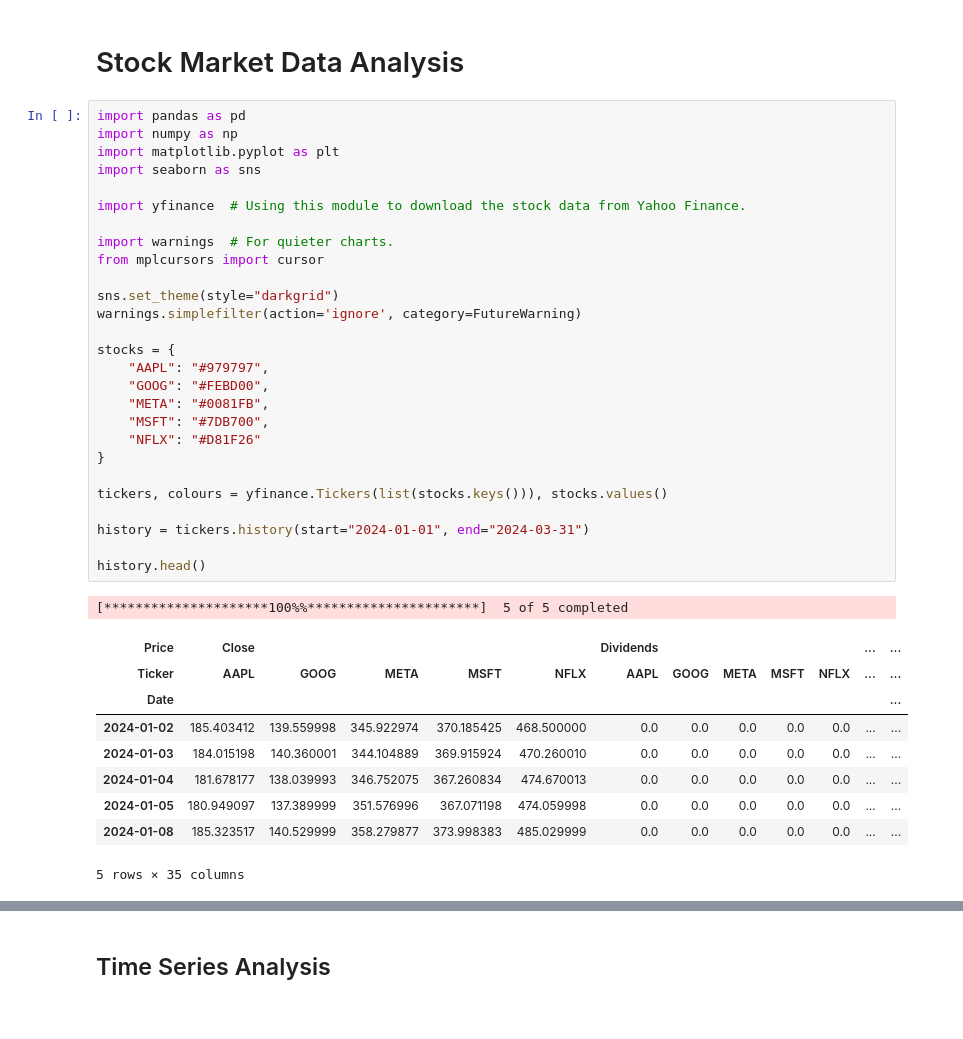
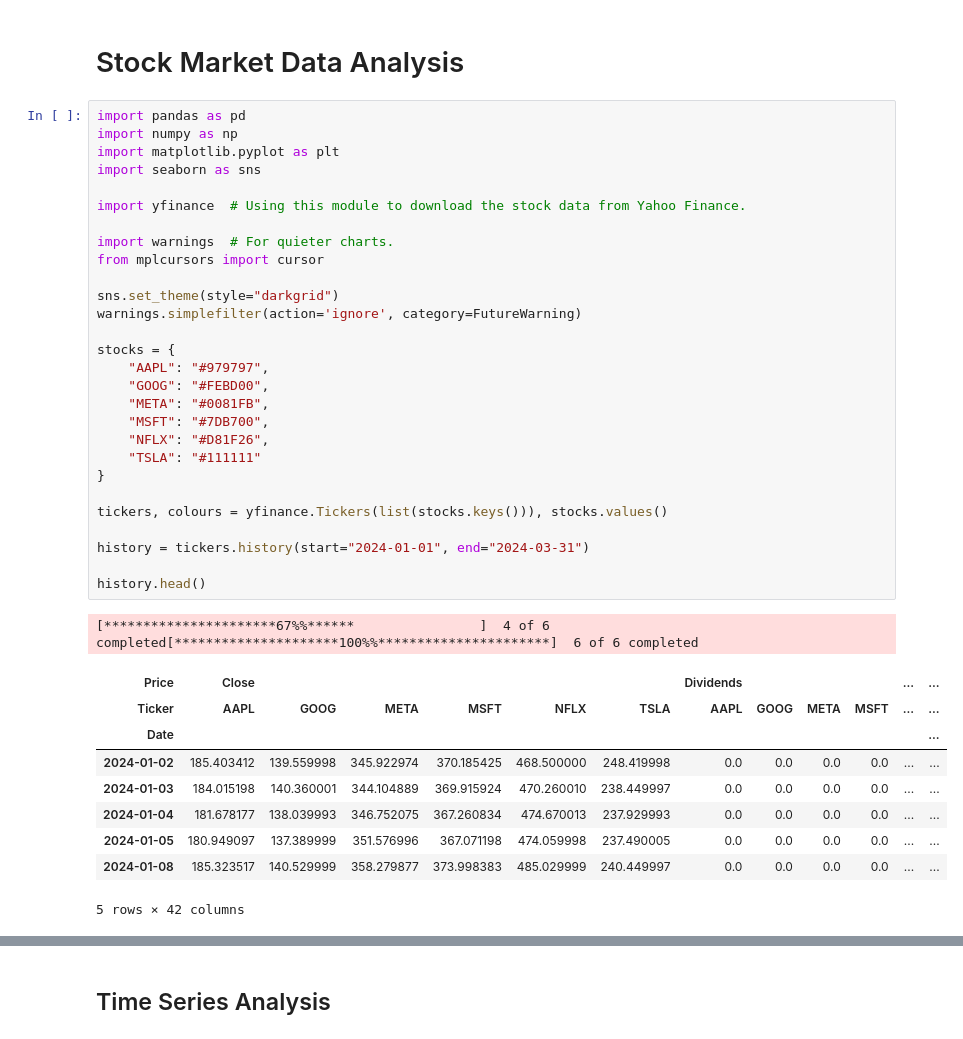
Before and after one commit to mathias-wb/stock-market-analysis, a Jupyter notebook: analysis.ipynb, the cells around one changed output, grey strips where cells are left out. Drawn from its saved outputs; the diff is of its cells as text.

```diff
--- a/analysis.ipynb
+++ b/analysis.ipynb
@@ -3,40 +3,41 @@
 # %%
 import pandas as pd
 import numpy as np
 import matplotlib.pyplot as plt
 import seaborn as sns
 
 import yfinance  # Using this module to download the stock data from Yahoo Finance.
 
 import warnings  # For quieter charts.
 from mplcursors import cursor
 
 sns.set_theme(style="darkgrid")
 warnings.simplefilter(action='ignore', category=FutureWarning)
 
 stocks = {
     "AAPL": "#979797",
     "GOOG": "#FEBD00",
     "META": "#0081FB",
     "MSFT": "#7DB700",
-    "NFLX": "#D81F26"
+    "NFLX": "#D81F26",
+    "TSLA": "#111111"
 }
 
 tickers, colours = yfinance.Tickers(list(stocks.keys())), stocks.values()
 
 history = tickers.history(start="2024-01-01", end="2024-03-31")
 
 history.head()
 # %% [output]
-[*********************100%%**********************]  5 of 5 completed
+[**********************67%%******                ]  4 of 6 completed[*********************100%%**********************]  6 of 6 completed
-| Price | Close |  |  |  |  | Dividends |  |  |  |  | ... | ... |
-| Ticker | AAPL | GOOG | META | MSFT | NFLX | AAPL | GOOG | META | MSFT | NFLX | ... | ... |
+| Price | Close |  |  |  |  |  | Dividends |  |  |  | ... | ... |
+| Ticker | AAPL | GOOG | META | MSFT | NFLX | TSLA | AAPL | GOOG | META | MSFT | ... | ... |
 | Date |  |  |  |  |  |  |  |  |  |  |  | ... |
-| 2024-01-02 | 185.403412 | 139.559998 | 345.922974 | 370.185425 | 468.500000 | 0.0 | 0.0 | 0.0 | 0.0 | 0.0 | ... | ... |
-| 2024-01-03 | 184.015198 | 140.360001 | 344.104889 | 369.915924 | 470.260010 | 0.0 | 0.0 | 0.0 | 0.0 | 0.0 | ... | ... |
-| 2024-01-04 | 181.678177 | 138.039993 | 346.752075 | 367.260834 | 474.670013 | 0.0 | 0.0 | 0.0 | 0.0 | 0.0 | ... | ... |
-| 2024-01-05 | 180.949097 | 137.389999 | 351.576996 | 367.071198 | 474.059998 | 0.0 | 0.0 | 0.0 | 0.0 | 0.0 | ... | ... |
-| 2024-01-08 | 185.323517 | 140.529999 | 358.279877 | 373.998383 | 485.029999 | 0.0 | 0.0 | 0.0 | 0.0 | 0.0 | ... | ... |
+| 2024-01-02 | 185.403412 | 139.559998 | 345.922974 | 370.185425 | 468.500000 | 248.419998 | 0.0 | 0.0 | 0.0 | 0.0 | ... | ... |
+| 2024-01-03 | 184.015198 | 140.360001 | 344.104889 | 369.915924 | 470.260010 | 238.449997 | 0.0 | 0.0 | 0.0 | 0.0 | ... | ... |
+| 2024-01-04 | 181.678177 | 138.039993 | 346.752075 | 367.260834 | 474.670013 | 237.929993 | 0.0 | 0.0 | 0.0 | 0.0 | ... | ... |
+| 2024-01-05 | 180.949097 | 137.389999 | 351.576996 | 367.071198 | 474.059998 | 237.490005 | 0.0 | 0.0 | 0.0 | 0.0 | ... | ... |
+| 2024-01-08 | 185.323517 | 140.529999 | 358.279877 | 373.998383 | 485.029999 | 240.449997 | 0.0 | 0.0 | 0.0 | 0.0 | ... | ... |
-5 rows × 35 columns
+5 rows × 42 columns
 # %%
 close_history = history["Close"]
```
Also changed, not shown: parts of 8 cells of this notebook.
